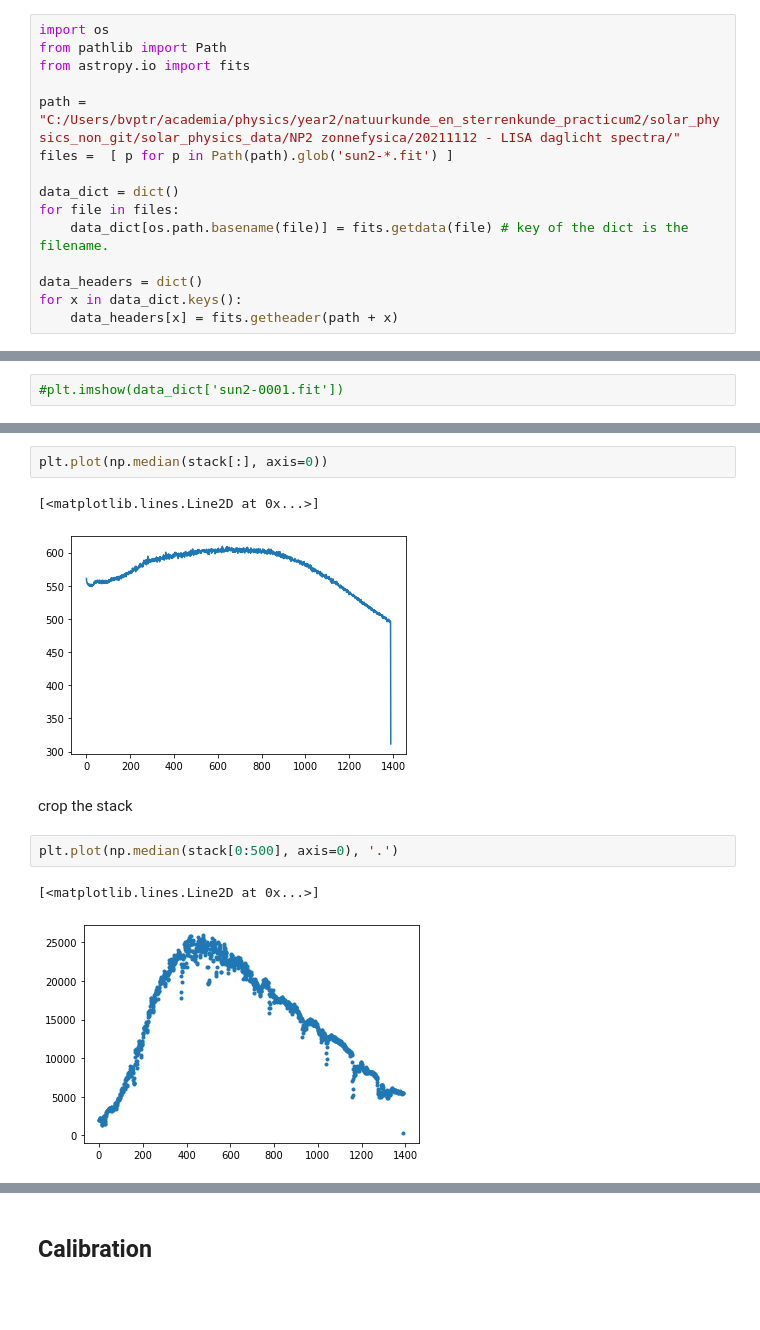
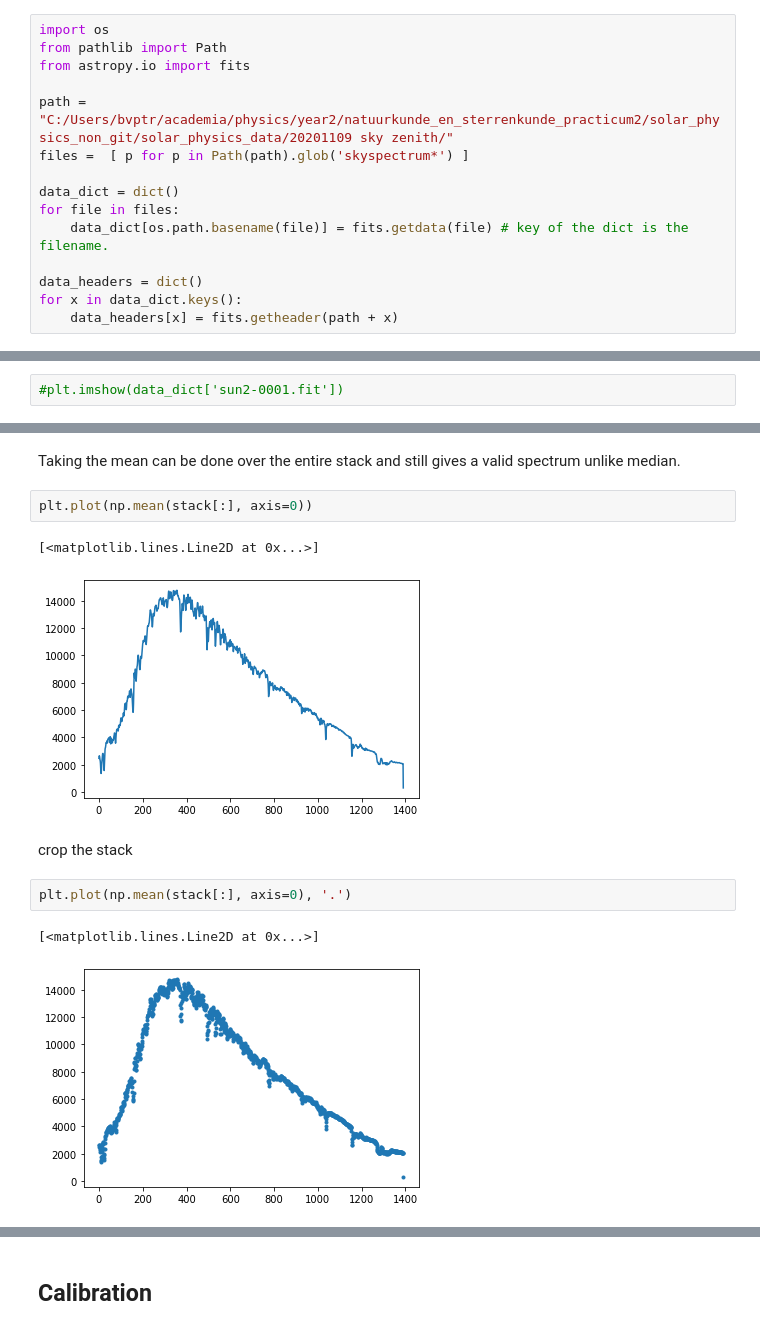
Before and after one commit to Yousousen/solar_physics, a Jupyter notebook: spectrum.ipynb, the cells around one changed output, grey strips where cells are left out. Drawn from its saved outputs; the diff is of its cells as text; blank space fills up the shorter version.

```diff
--- a/spectrum.ipynb
+++ b/spectrum.ipynb
@@ -66,8 +66,8 @@ import os
 from pathlib import Path
 from astropy.io import fits
 
-path = "C:/Users/bvptr/academia/physics/year2/natuurkunde_en_sterrenkunde_practicum2/solar_physics_non_git/solar_physics_data/NP2 zonnefysica/20211112 - LISA daglicht spectra/"
-files =  [ p for p in Path(path).glob('sun2-*.fit') ]
+path = "C:/Users/bvptr/academia/physics/year2/natuurkunde_en_sterrenkunde_practicum2/solar_physics_non_git/solar_physics_data/20201109 sky zenith/"
+files =  [ p for p in Path(path).glob('skyspectrum*') ]
 
 data_dict = dict()
 for file in files:
@@ -97,15 +111,17 @@ plt.plot(np.median(stack[:], axis=0), '.')
+# %% [markdown]
+Taking the mean can be done over the entire stack and still gives a valid spectrum unlike median.
 # %%
-plt.plot(np.median(stack[:], axis=0))
+plt.plot(np.mean(stack[:], axis=0))
 # %% [output]
 [<matplotlib.lines.Line2D at 0x...>]
-[figure, old version]
+[figure, new version]
 # %% [markdown]
 crop the stack
 # %%
-plt.plot(np.median(stack[0:500], axis=0), '.')
+plt.plot(np.mean(stack[:], axis=0), '.')
 # %% [output]
 [<matplotlib.lines.Line2D at 0x...>]
-[figure, old version]
+[figure, new version]
 # %%
 plt.plot(np.median(stack[0:500], axis=0))
 # %% [output]
```
Also changed, not shown: parts of 21 cells of this notebook.
